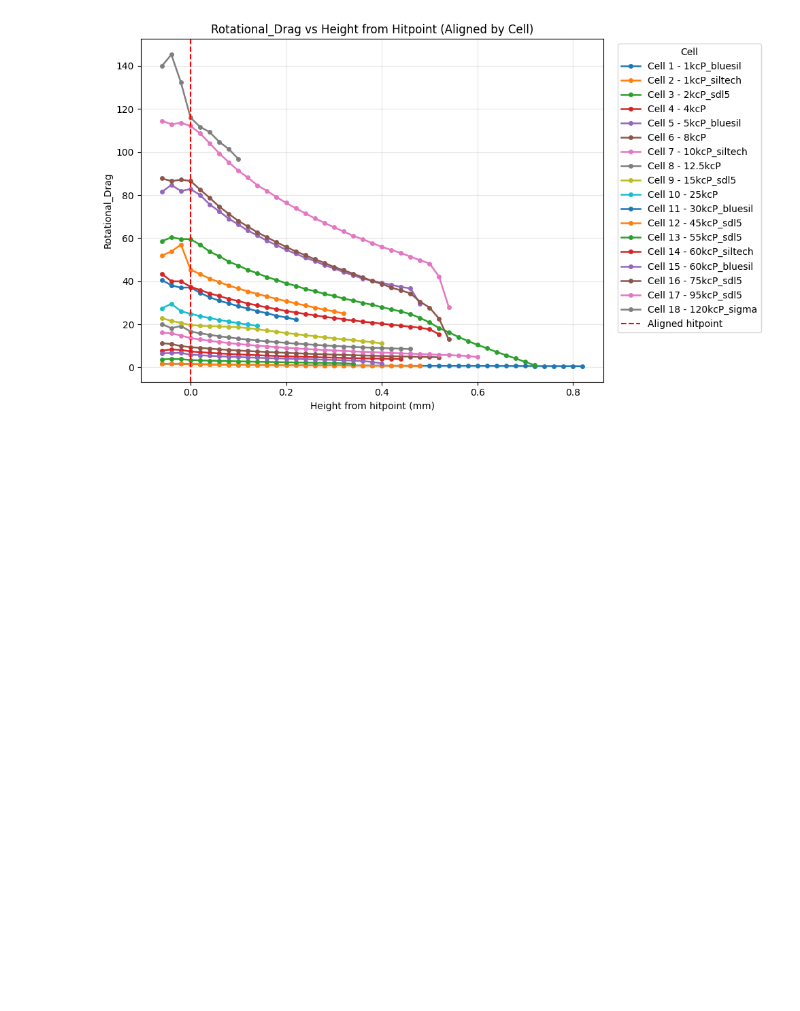
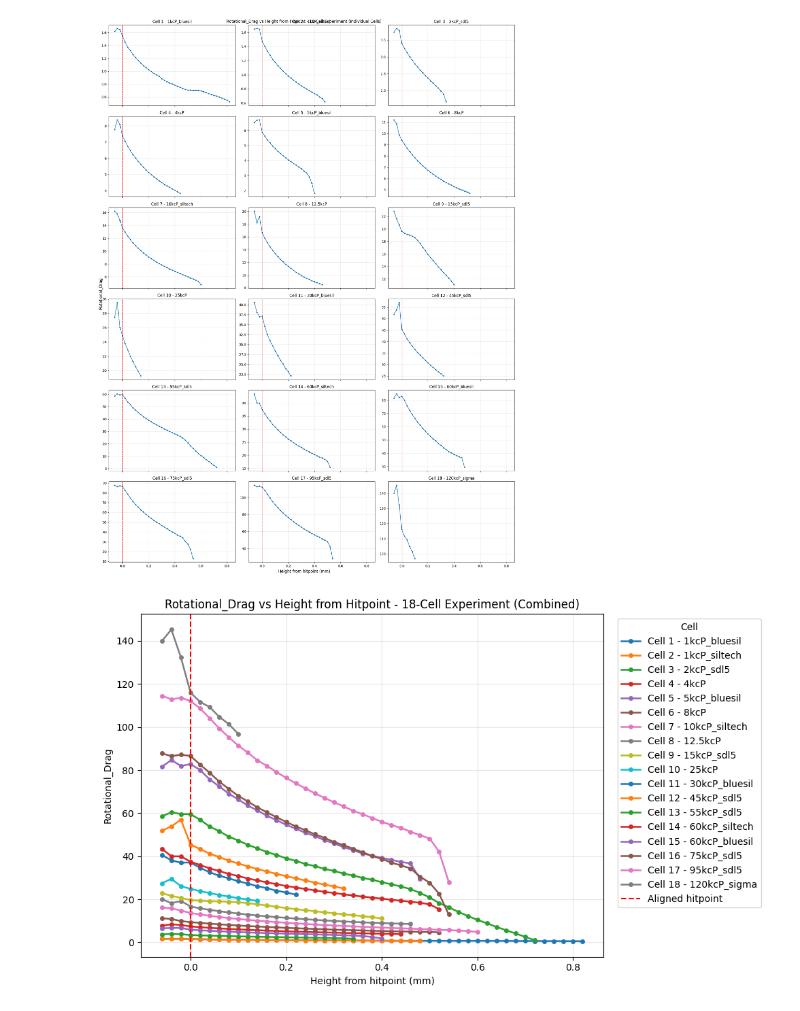
Before and after one commit to AC-Formulations-SDL5/Automated_Viscometry, a Jupyter notebook: results/Auto-runs/auto_analyse_notes.ipynb, the cells around one changed output. Saved outputs shown, nothing was run; the diff lists cells and outputs as text; code cells hidden in the pictures; blank space fills up the shorter version.

```diff
--- a/results/Auto-runs/auto_analyse_notes.ipynb
+++ b/results/Auto-runs/auto_analyse_notes.ipynb
@@ -6,8 +6,8 @@ import matplotlib.pyplot as plt
 auto_analyse_address = 'full_run_260428.csv'
 auto_analyse_df = pd.read_csv(auto_analyse_address)
 # %%
-# Rotational_Drag vs height-from-hitpoint (one line per cell)
-# Hitpoint definition per your note: the point BEFORE the last 3 points in each cell trace
+# Rotational_Drag vs height-from-hitpoint for the 18-cell experiment
+# Individual cell plots first, then the combined overlay
 plot_df = auto_analyse_df.copy()
 if 'Z_Height_mm' not in plot_df.columns and 'Z_Hegiht_mm' in plot_df.columns:
     plot_df = plot_df.rename(columns={'Z_Hegiht_mm': 'Z_Height_mm'})
@@ -21,50 +21,95 @@ label_col = 'Cell_Label' if 'Cell_Label' in plot_df.columns else None
 cols_to_keep = ['cell', 'Z_Height_mm', 'Rotational_Drag'] + ([label_col] if label_col else [])
 plot_df = plot_df[cols_to_keep].dropna(subset=['cell', 'Z_Height_mm', 'Rotational_Drag'])
 
+cell_ids = sorted(plot_df['cell'].dropna().unique().tolist())
+if not cell_ids:
+    raise ValueError('No cell data available to plot.')
+
+n_cells = len(cell_ids)
+ncols = min(3, n_cells)
+nrows = int(np.ceil(n_cells / ncols))
+fig, axes = plt.subplots(nrows, ncols, figsize=(6 * ncols, 4 * nrows), sharex=True)
+axes = np.atleast_1d(axes).ravel()
+
+for ax, cell_id in zip(axes, cell_ids):
+    cell_df = plot_df[plot_df['cell'] == cell_id].sort_values('Z_Height_mm').reset_index(drop=True)
+
+    if len(cell_df) < 4:
+        ax.text(0.5, 0.5, f'Skipping Cell {int(cell_id)}\nneed >=4 points', ha='center', va='center', transform=ax.transAxes)
+        ax.set_axis_off()
+        continue
+
+    cell_label = ''
+    if label_col:
+        labels = [str(v).strip() for v in cell_df[label_col].dropna().unique() if str(v).strip()]
+        if labels:
+            cell_label = labels[0]
+
+    hit_idx = 3
+    hit_z = cell_df.loc[hit_idx, 'Z_Height_mm']
+    x_from_hit_mm = cell_df['Z_Height_mm'] - hit_z
+
+    ax.plot(
+        x_from_hit_mm,
+        cell_df['Rotational_Drag'],
+        marker='o',
+        linewidth=1.4,
+        markersize=3
+    )
+    ax.axvline(x=0, color='red', linestyle='--', linewidth=1.0)
+    title_suffix = f' - {cell_label}' if cell_label else ''
+    ax.set_title(f'Cell {int(cell_id)}{title_suffix}')
+    ax.grid(True, alpha=0.3)
+
+for ax in axes[n_cells:]:
+    ax.set_visible(False)
+
+fig.supxlabel('Height from hitpoint (mm)')
+fig.supylabel('Rotational_Drag')
+fig.suptitle('Rotational_Drag vs Height from Hitpoint - 18-Cell Experiment (Individual Cells)')
+fig.tight_layout()
+plt.show()
+
 plt.figure(figsize=(10, 6))
 for cell_id, cell_df in plot_df.groupby('cell'):
     cell_df = cell_df.sort_values('Z_Height_mm').reset_index(drop=True)
 
-    # Need at least 4 points so index 3 (point after first 3) exists
     if len(cell_df) < 4:
         print(f"Skipping Cell {int(cell_id)}: need >=4 points to define hitpoint, found {len(cell_df)}")
         continue
 
     hit_idx = 3
     hit_z = cell_df.loc[hit_idx, 'Z_Height_mm']
-
-    # Shift x-axis so hitpoint is at 0 mm
-    # Assumption requested: 1 Z-height unit == 1 mm
     x_from_hit_mm = cell_df['Z_Height_mm'] - hit_z
 
     cell_label = ''
     if label_col:
         labels = [str(v).strip() for v in cell_df[label_col].dropna().unique() if str(v).strip()]
         if labels:
             cell_label = labels[0]
 
     legend_label = f"Cell {int(cell_id)} - {cell_label}" if cell_label else f"Cell {int(cell_id)}"
 
     plt.plot(
         x_from_hit_mm,
         cell_df['Rotational_Drag'],
         marker='o',
         linewidth=1.8,
         markersize=4,
         label=legend_label
     )
 
-# Aligned hitpoint marker (shared after shift)
 plt.axvline(x=0, color='red', linestyle='--', linewidth=1.5, label='Aligned hitpoint')
 
 plt.xlabel('Height from hitpoint (mm)')
 plt.ylabel('Rotational_Drag')
-plt.title('Rotational_Drag vs Height from Hitpoint (Aligned by Cell)')
+plt.title('Rotational_Drag vs Height from Hitpoint - 18-Cell Experiment (Combined)')
 plt.grid(True, alpha=0.3)
 plt.legend(title='Cell', bbox_to_anchor=(1.02, 1), loc='upper left')
 plt.tight_layout()
 plt.show()
 # %% [output]
-[figure, old version]
+[figure, new version]
+[figure, added]
 # %%
 # Load the dynamic analysis data
```
Also changed, not shown: parts of 2 cells of this notebook, 3 other files.
